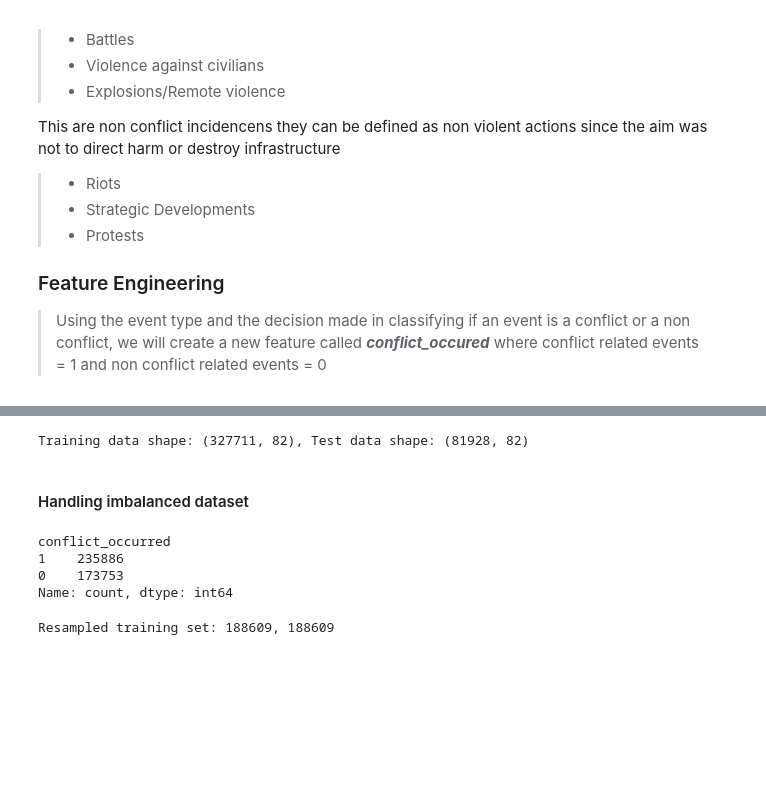
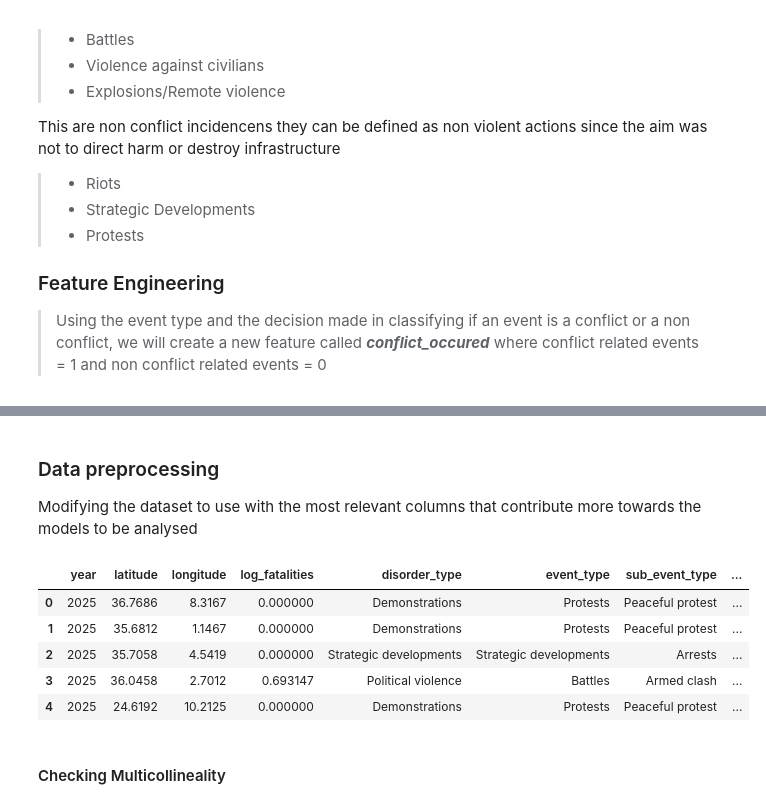
Before and after one commit to Collz472/DSF-PT08P5-GROUP-11-CAPSTONE-PROJECT, a Jupyter notebook: Conflict_Prediction_Model_in_Africa.ipynb, the cells around one changed output, grey strips where cells are left out. Cells and saved outputs as stored; diff of their text form; code cells hidden in the pictures; blank space fills up the shorter version.

```diff
--- a/Conflict_Prediction_Model_in_Africa.ipynb
+++ b/Conflict_Prediction_Model_in_Africa.ipynb
@@ -716,28 +732,0 @@ Encoding Categorical Variables
-# %%
-import pandas as pd
-import category_encoders as ce
-
-# Assuming df1 is your original dataframe with the binary 'conflict_occurred' target
-
-# Step 1: Handle missing values (if any) - we will drop rows with missing target or features
-df1 = df1.dropna(subset=['conflict_occurred'])  # Drop rows where the target is missing
-df1 = df1.dropna(subset=['actor1', 'actor2', 'admin1', 'admin2', 'event_type', 'disorder_type', 'country'])  # Drop rows where important features are missing
-
-# Step 2: Handle One-Hot Encoding for Moderate Cardinality Columns
-one_hot_columns = ['event_type', 'disorder_type', 'country']
-df_one_hot = pd.get_dummies(df1, columns=one_hot_columns, drop_first=True)
-
-# Step 3: Handle Target Encoding for High Cardinality Columns
-target_encoding_columns = ['actor1', 'actor2', 'admin1', 'admin2']
-
-# Initialize the target encoder
-encoder = ce.TargetEncoder(cols=target_encoding_columns)
-
-# Use the binary target 'conflict_occurred' for encoding
-target = df1['conflict_occurred']
-
-# Apply target encoding
-df_target_encoded = encoder.fit_transform(df_one_hot, target)  # Pass the binary target
-
-# Check the encoded data
-df_target_encoded.head()
@@ -868,29 +733,20 @@ y = df_target_encoded['conflict_occurred']
-# %%
-# Split the data into training and test sets (80% training, 20% test)
-X_train, X_test, y_train, y_test = train_test_split(X, y, test_size=0.2, random_state=42)
-# Check the shape of the split data
-print(f"Training data shape: {X_train.shape}, Test data shape: {X_test.shape}")
-# %% [output]
-Training data shape: (327711, 82), Test data shape: (81928, 82)
-# %% [markdown]
-#### Handling imbalanced dataset
-# %%
-df1["conflict_occurred"].value_counts()
-# %% [output]
-conflict_occurred
-1    235886
-0    173753
-Name: count, dtype: int64
-# %%
-from imblearn.over_sampling import SMOTE
-# Drop non-numeric columns before applying SMOTE
-X_train_numeric = X_train.select_dtypes(include=['float64', 'int64'])
-
-# Apply SMOTE to only numeric features
-smote = SMOTE(random_state=42)
-X_resampled, y_resampled = smote.fit_resample(X_train_numeric, y_train)
-#preview
-# Preview the class distribution in the resampled data
-print(f"Resampled training set: {sum(y_resampled == 0)}, {sum(y_resampled == 1)}")
-# %% [output]
-Resampled training set: 188609, 188609
+# %% [markdown]
+### Data preprocessing
+Modifying the dataset to use with the most relevant columns that contribute more towards the models to be analysed
+# %%
+# Select only relevant columns
+selected_columns = ['year', 'latitude', 'longitude', 'log_fatalities',
+                    'disorder_type', 'event_type', 'sub_event_type',
+                    'civilian_targeting', 'country', 'conflict_occurred']
+
+df_modified = df1[selected_columns]
+
+# Display the first few rows
+df_modified.head()
+# %% [output]
+|  | year | latitude | longitude | log_fatalities | disorder_type | event_type | sub_event_type | ... |
+| 0 | 2025 | 36.7686 | 8.3167 | 0.000000 | Demonstrations | Protests | Peaceful protest | ... |
+| 1 | 2025 | 35.6812 | 1.1467 | 0.000000 | Demonstrations | Protests | Peaceful protest | ... |
+| 2 | 2025 | 35.7058 | 4.5419 | 0.000000 | Strategic developments | Strategic developments | Arrests | ... |
+| 3 | 2025 | 36.0458 | 2.7012 | 0.693147 | Political violence | Battles | Armed clash | ... |
+| 4 | 2025 | 24.6192 | 10.2125 | 0.000000 | Demonstrations | Protests | Peaceful protest | ... |
@@ -896,0 +757,2 @@ Resampled training set: 188609, 188609
+# %% [markdown]
+#### Checking Multicollineality
```
Also changed, not shown: parts of 51 cells of this notebook.
